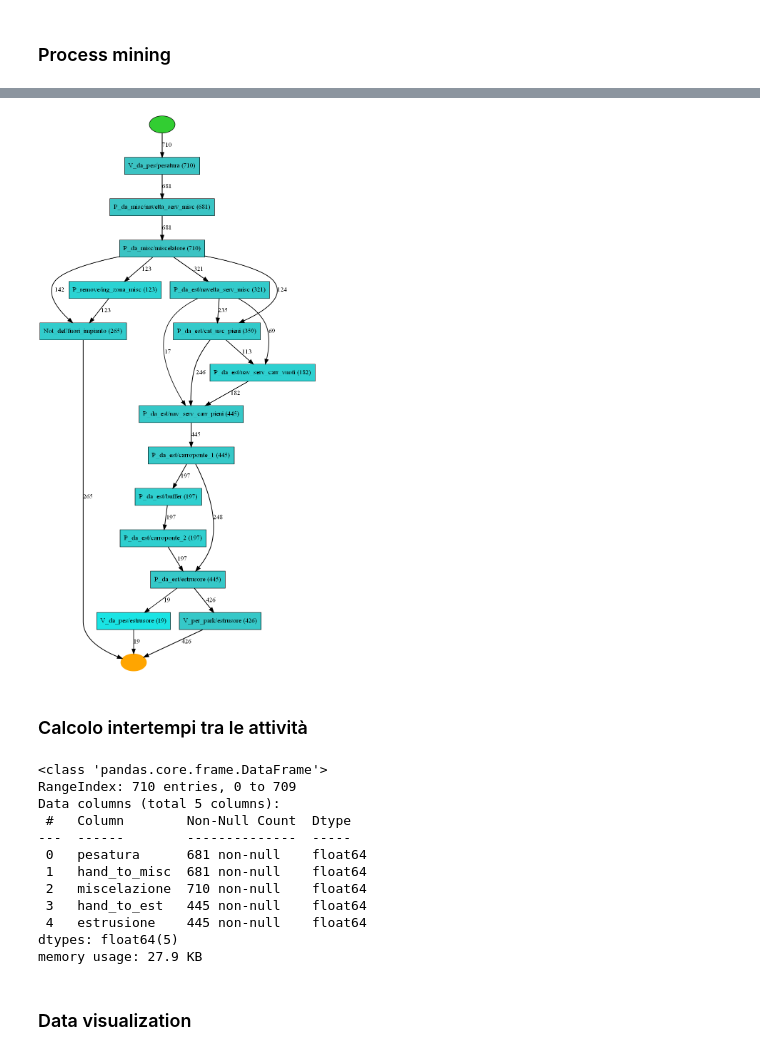
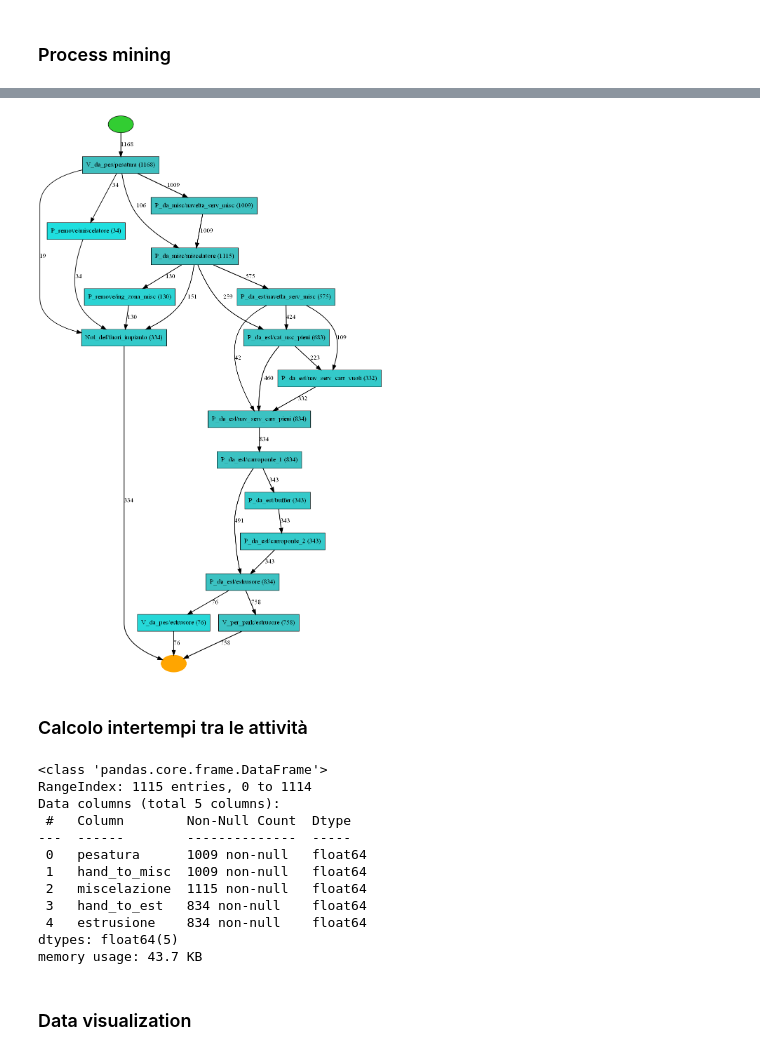
Before and after one commit to marcogiacomin/EuroMasterDataAnalysis, a Jupyter notebook: 2) Fitting distribution of the process.ipynb, the cells around one changed output, grey strips where cells are left out. Saved outputs shown, nothing was run; the diff lists cells and outputs as text; code cells hidden in the pictures.

```diff
--- a/2) Fitting distribution of the process.ipynb
+++ b/2) Fitting distribution of the process.ipynb
@@ -117,19 +115,19 @@ variants_count
   'case:concept:name': 1}]
 # %%
 #  take most significant variants
-filtered_log = pm4py.filter_variants_top_k(event_log, 13)
+filtered_log = pm4py.filter_variants_top_k(event_log, 25)
 
 #  visualize heuristic net
 from pm4py.algo.discovery.heuristics import algorithm as heuristics_miner
 from pm4py.visualization.heuristics_net import visualizer as hn_visualizer
 heu_net = heuristics_miner.apply_heu(filtered_log,
                                      parameters={heuristics_miner.Variants.CLASSIC.value.Parameters.MIN_ACT_COUNT: 1,
                                                 heuristics_miner.Variants.CLASSIC.value.Parameters.MIN_DFG_OCCURRENCES: 1,
                                                 heuristics_miner.Variants.CLASSIC.value.Parameters.LOOP_LENGTH_TWO_THRESH: 2})
 gviz = hn_visualizer.apply(heu_net)
 hn_visualizer.view(gviz)
 # %% [output]
-[figure, old version]
+[figure, new version]
 # %%
 pm4py.save_vis_heuristics_net(heu_net, 'C:/Users/HP/Desktop/huristicnet_post_pes.png')
 # %% [markdown]
@@ -216,17 +214,17 @@ df_dt = pd.DataFrame.from_dict(delta_t_est, orient='index').transpose()
 df_dt.info()
 # %% [output]
 <class 'pandas.core.frame.DataFrame'>
-RangeIndex: 710 entries, 0 to 709
+RangeIndex: 1115 entries, 0 to 1114
 Data columns (total 5 columns):
  #   Column        Non-Null Count  Dtype
 ---  ------        --------------  -----
- 0   pesatura      681 non-null    float64
- 1   hand_to_misc  681 non-null    float64
- 2   miscelazione  710 non-null    float64
- 3   hand_to_est   445 non-null    float64
- 4   estrusione    445 non-null    float64
+ 0   pesatura      1009 non-null   float64
+ 1   hand_to_misc  1009 non-null   float64
+ 2   miscelazione  1115 non-null   float64
+ 3   hand_to_est   834 non-null    float64
+ 4   estrusione    834 non-null    float64
 dtypes: float64(5)
-memory usage: 27.9 KB
+memory usage: 43.7 KB
 # %% [markdown]
 ### Data visualization
 # %%
```
Also changed, not shown: parts of 22 cells of this notebook, 4 other files.
